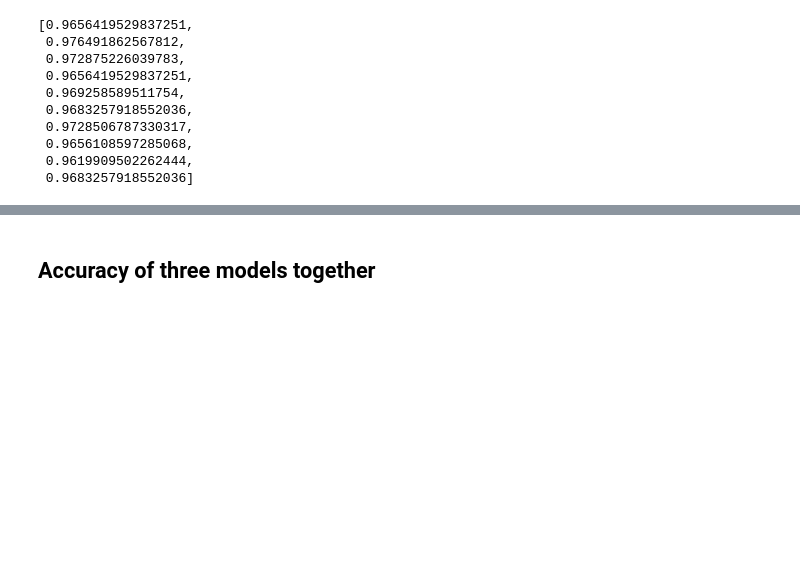
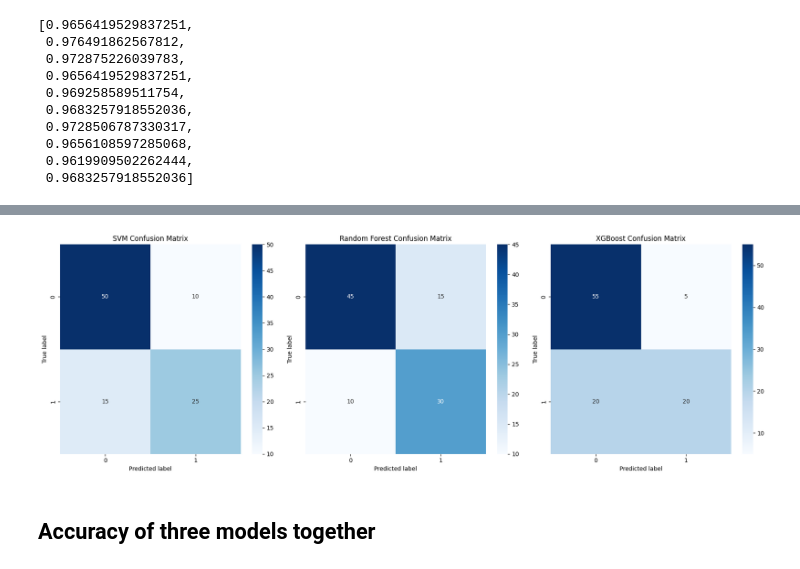
Before and after one commit to sultanul-ovi/PhishGuard, a Jupyter notebook: Project_Files/phishing_project.ipynb, the cells around one changed output, grey strips where cells are left out. Saved outputs shown, nothing was run; the diff lists cells and outputs as text; code cells hidden in the pictures; blank space fills up the shorter version.

```diff
--- a/Project Documents/phishing_project.ipynb
+++ b/Project_Files/phishing_project.ipynb
@@ -454,3 +522,45 @@ duration_xgb
+# %%
+import matplotlib.pyplot as plt
+import seaborn as sns
+import numpy as np
+
+# Assuming conf_matrix_sum, conf_matrix_sum_rf, and conf_matrix_sum_xgb are the summed confusion matrices
+# for SVM, Random Forest, and XGBoost respectively. Replace these with your actual matrices.
+
+# Simulating confusion matrices for demonstration purposes
+# conf_matrix_sum = np.array([[50, 10], [15, 25]])
+# conf_matrix_sum_rf = np.array([[45, 15], [10, 30]])
+# conf_matrix_sum_xgb = np.array([[55, 5], [20, 20]])
+
+# Plotting all confusion matrices side by side
+plt.figure(figsize=(18, 6))
+
+# SVM Confusion Matrix
+plt.subplot(1, 3, 1)  # 1 row, 3 columns, 1st subplot
+sns.heatmap(conf_matrix_sum, annot=True, fmt='g', cmap='Blues')
+plt.title('SVM Confusion Matrix')
+plt.xlabel('Predicted label')
+plt.ylabel('True label')
+
+# Random Forest Confusion Matrix
+plt.subplot(1, 3, 2)  # 1 row, 3 columns, 2nd subplot
+sns.heatmap(conf_matrix_sum_rf, annot=True, fmt='g', cmap='Blues')
+plt.title('Random Forest Confusion Matrix')
+plt.xlabel('Predicted label')
+plt.ylabel('True label')
+
+# XGBoost Confusion Matrix
+plt.subplot(1, 3, 3)  # 1 row, 3 columns, 3rd subplot
+sns.heatmap(conf_matrix_sum_xgb, annot=True, fmt='g', cmap='Blues')
+plt.title('XGBoost Confusion Matrix')
+plt.xlabel('Predicted label')
+plt.ylabel('True label')
+
+# Show the plot
+plt.tight_layout()
+plt.show()
+# %% [output]
+[figure, added]
 # %% [markdown]
 ## Accuracy of three models together
 # %%
```
Also changed, not shown: parts of 16 cells of this notebook, 13 other files.
